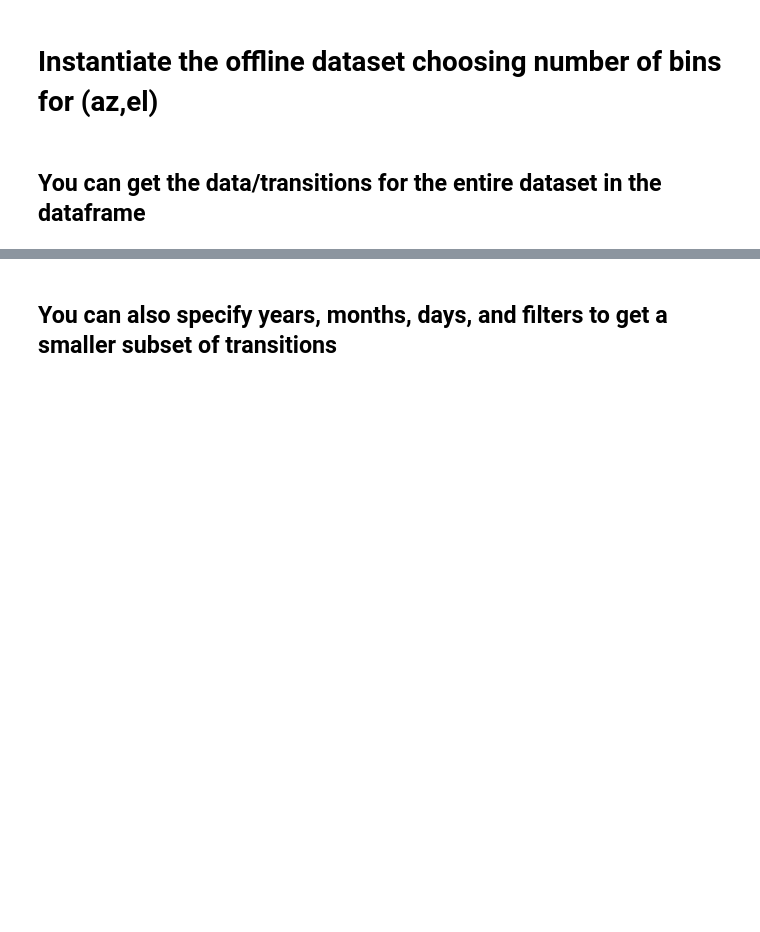
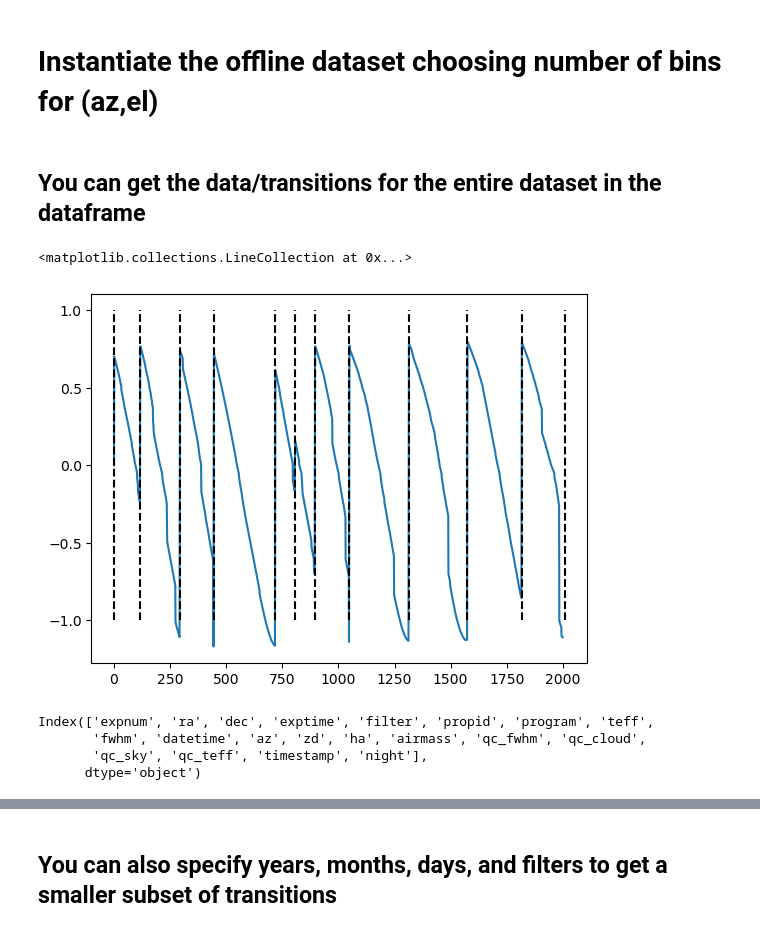
Before and after one commit to rachelhur/survey-ops, a Jupyter notebook: notebooks/v1-behaviroCloningAstrophysicalStates.ipynb, the cells around one changed output, grey strips where cells are left out. Cells and saved outputs as stored; diff of their text form; code cells hidden in the pictures; blank space fills up the shorter version.

```diff
--- a/notebooks/v1-behaviroCloningAstrophysicalStates.ipynb
+++ b/notebooks/v1-behaviroCloningAstrophysicalStates.ipynb
@@ -73,3 +73,21 @@ dataset = OfflineDataset(
     num_bins_1d=num_bins_1d,
     normalize_state=True,
 ) #specific_years=[2013,2014])
+# %%
+first_obs_in_night_indices = []
+for key, indices in dataset._groups.indices.items():
+    first_obs_in_night_indices.append(indices[0])
+# %%
+stop = 2000
+plt.plot(dataset.sun_el[:stop])
+plt.vlines(first_obs_in_night_indices[:12], ymin=-1., ymax=1., linestyle='--', color='black')
+# %% [output]
+<matplotlib.collections.LineCollection at 0x...>
+[figure, added]
+# %%
+dataset._df.columns
+# %% [output]
+Index(['expnum', 'ra', 'dec', 'exptime', 'filter', 'propid', 'program', 'teff',
+       'fwhm', 'datetime', 'az', 'zd', 'ha', 'airmass', 'qc_fwhm', 'qc_cloud',
+       'qc_sky', 'qc_teff', 'timestamp', 'night'],
+      dtype='object')
```
Also changed, not shown: parts of 13 cells of this notebook, 1 other file.
